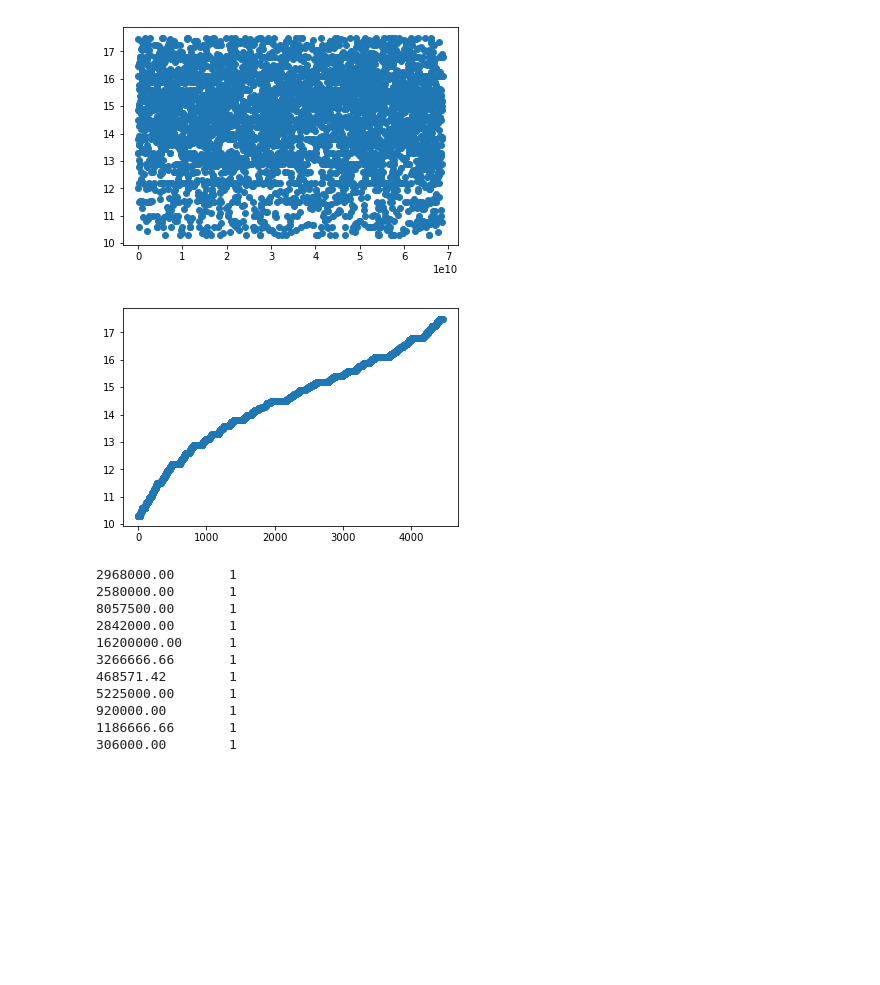
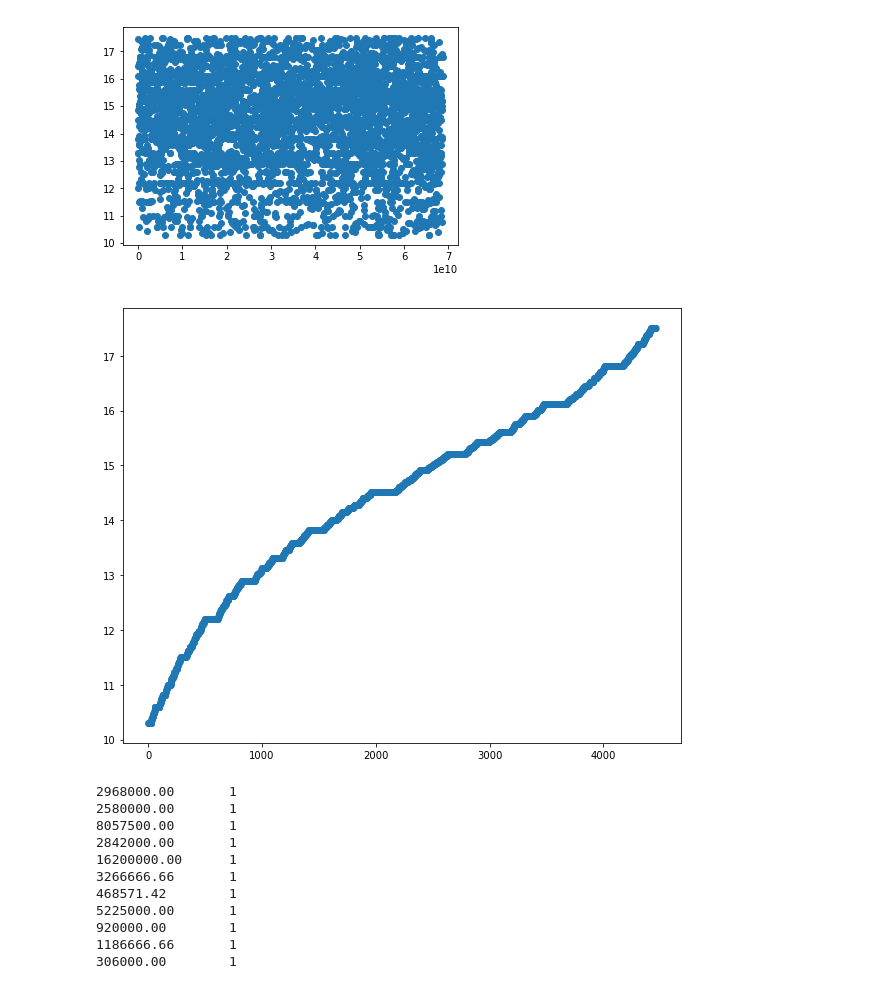
Before and after one commit to kqdmqx/kaggle-Santander-Value-Prediction-Challenge, a Jupyter notebook: 002-trans-id.ipynb, the cells around one changed output. Cells and saved outputs as stored; diff of their text form; code cells hidden in the pictures; blank space fills up the shorter version.

```diff
--- a/002-trans-id.ipynb
+++ b/002-trans-id.ipynb
@@ -30,3 +189,11 @@ def to_int(str16bit):
     except:
         print("Error", str16bit)
     return result
+
+def split_target_str(target_str):
+    for i, tok in enumerate(reversed(target_str)):
+        if tok not in "0.":
+            break
+    if i == 0:
+        return (target_str, "")
+    return (target_str[:-i], target_str[-i:])
@@ -34,0 +200,14 @@ train_id["int_id"] = train_id.ID.apply(to_int)
+# %%
+# train_id = train[["ID", "target"]].copy()
+# train_id.to_csv("./data/train_id.csv", index=False)
+
+train_id = pd.read_csv("./data/train_id.csv")
+train_id["int_id"] = train_id.ID.apply(to_int)
+train_id["target_str"] = train_id.target.apply(str)
+train_id["target_split"] = train_id.target_str.apply(split_target_str)
+train_id["target_p0"] = train_id.target_split.apply(lambda x: x[0])
+train_id["target_p1"] = train_id.target_split.apply(lambda x: x[1])
+train_id["target_len0"] = train_id.target_split.apply(lambda x: len(x[0]))
+train_id["target_len1"] = train_id.target_split.apply(lambda x: len(x[1]))
+gc.collect()
+train_id.head()
@@ -66,11 +252,12 @@ plt.show()
 # %%
 y = np.log1p(train_id.sort_values("target").target.values)
 x = np.arange(len(y))
 
-plt.scatter(x, y)
+plt.figure(figsize=(10, 8))
+plt.scatter(x, y, alpha=.5)
 plt.show()
 # %% [output]
-[figure, old version]
+[figure, new version]
 # %%
 train_id.sort_values("target").target.value_counts().sort_values()
 # %% [output]
```
Also changed, not shown: parts of 54 cells of this notebook, 1 other file.
